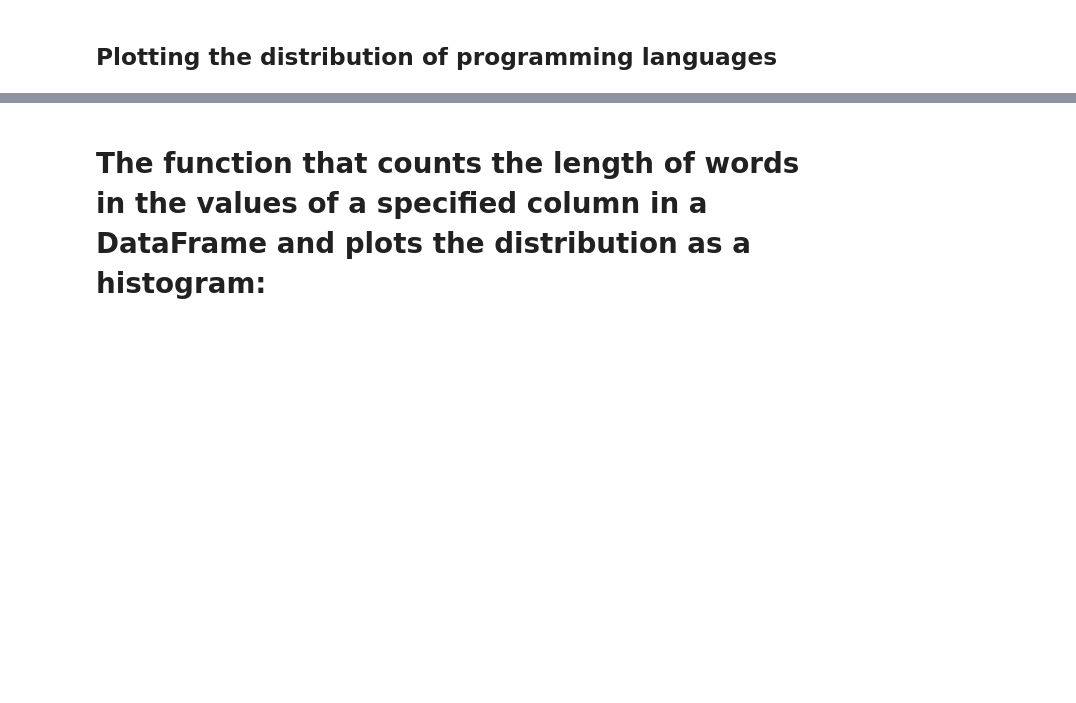
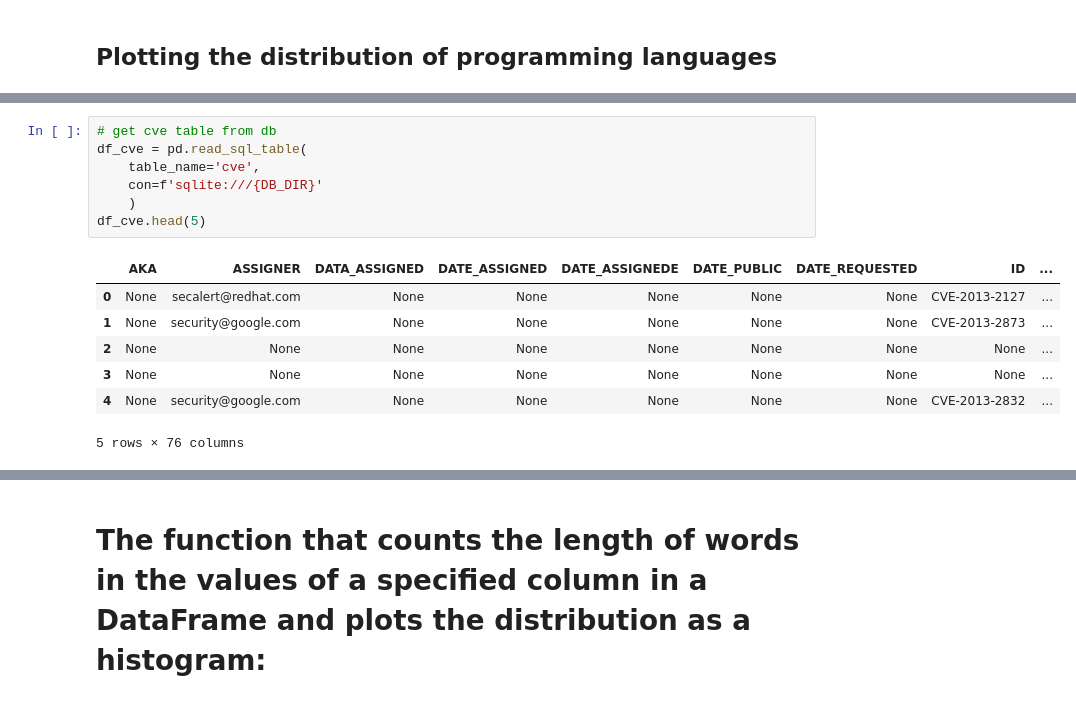
Before and after one commit to SmartSecLab/FixMe, a Jupyter notebook: stat-patches.ipynb, the cells around one changed output, grey strips where cells are left out. Drawn from its saved outputs; the diff is of its cells as text; blank space fills up the shorter version.

```diff
--- a/stat-patches.ipynb
+++ b/stat-patches.ipynb
@@ -20,0 +36,15 @@ df_patch = pd.read_csv(f'{output_dir}/patches.csv')
+# %%
+# get cve table from db
+df_cve = pd.read_sql_table(
+    table_name='cve',
+    con=f'sqlite:///{DB_DIR}'
+    )
+df_cve.head(5)
+# %% [output]
+|  | AKA | ASSIGNER | DATA_ASSIGNED | DATE_ASSIGNED | DATE_ASSIGNEDE | DATE_PUBLIC | DATE_REQUESTED | ID | ... |
+| 0 | None | secalert@redhat.com | None | None | None | None | None | CVE-2013-2127 | ... |
+| 1 | None | security@google.com | None | None | None | None | None | CVE-2013-2873 | ... |
+| 2 | None | None | None | None | None | None | None | None | ... |
+| 3 | None | None | None | None | None | None | None | None | ... |
+| 4 | None | security@google.com | None | None | None | None | None | CVE-2013-2832 | ... |
+5 rows × 76 columns
```
Also changed, not shown: parts of 5 cells of this notebook, 6 other files.
